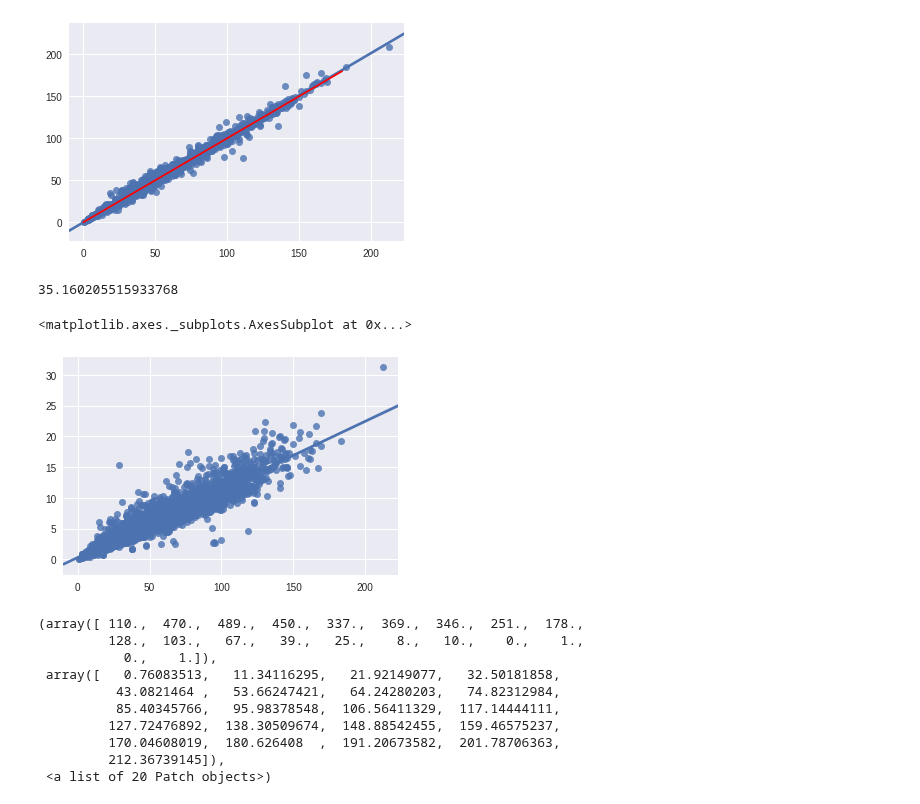
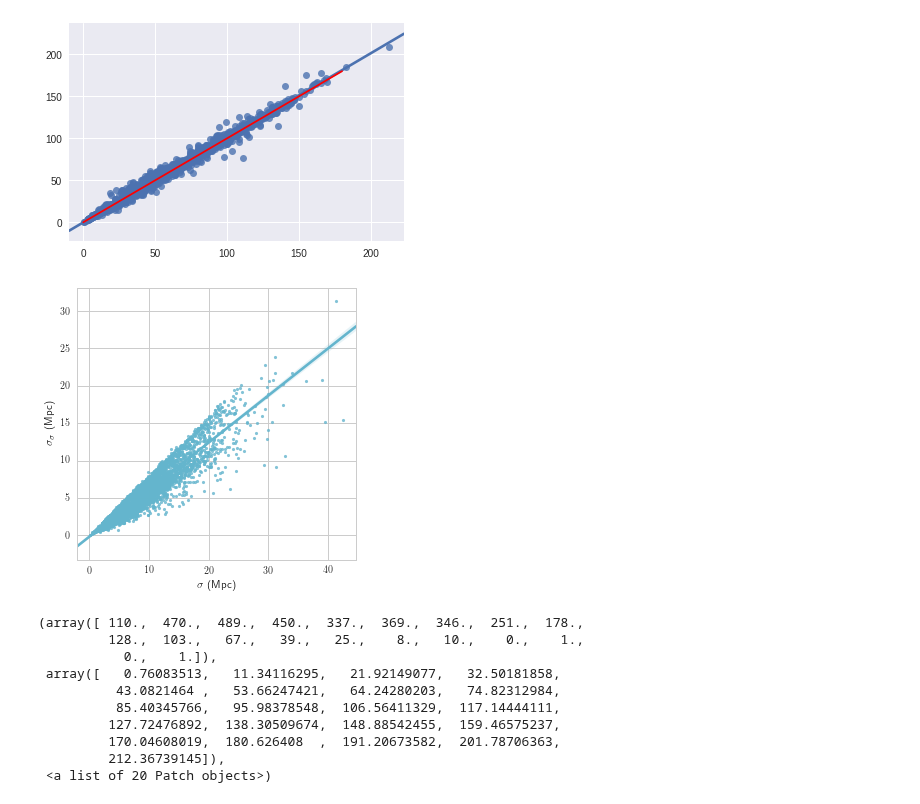
Before and after one commit to saint-germain/anisotropias, a Jupyter notebook: correctdiscrepancy.ipynb, the cells around one changed output. Drawn from its saved outputs; the diff is of its cells as text; code cells hidden in the pictures.

```diff
--- a/correctdiscrepancy.ipynb
+++ b/correctdiscrepancy.ipynb
@@ -147,7 +218,3 @@ plt.plot([0,180],[0,180],c='r')
 # %% [output]
 [<matplotlib.lines.Line2D at 0x...>]
 [figure]
-# %%
-xa[(np.abs(x-xa)*100/x).argmax()]
-# %% [output]
-35.160205515933768
@@ -156,8 +221,12 @@ y=z
-# %%
-sns.regplot(x,ee) # error of the error
-# %% [output]
-<matplotlib.axes._subplots.AxesSubplot at 0x...>
-[figure, removed]
+# %%
+plt.figure(figsize=(5,5))
+
+sns.regplot(y,ee,color=current_palette[5], scatter_kws={'s':10}) # error of the error
+plt.xlabel(r"$\sigma$ (Mpc)")
+plt.ylabel(r'$\sigma_\sigma$ (Mpc)')
+plt.savefig('mnras/ee.pdf', dpi=reso,transparent=True)
+# %% [output]
+[figure, added]
 # %%
 plt.hist(x,bins=20)
 # %% [output]
```
Also changed, not shown: parts of 15 cells of this notebook, 5 other files.
